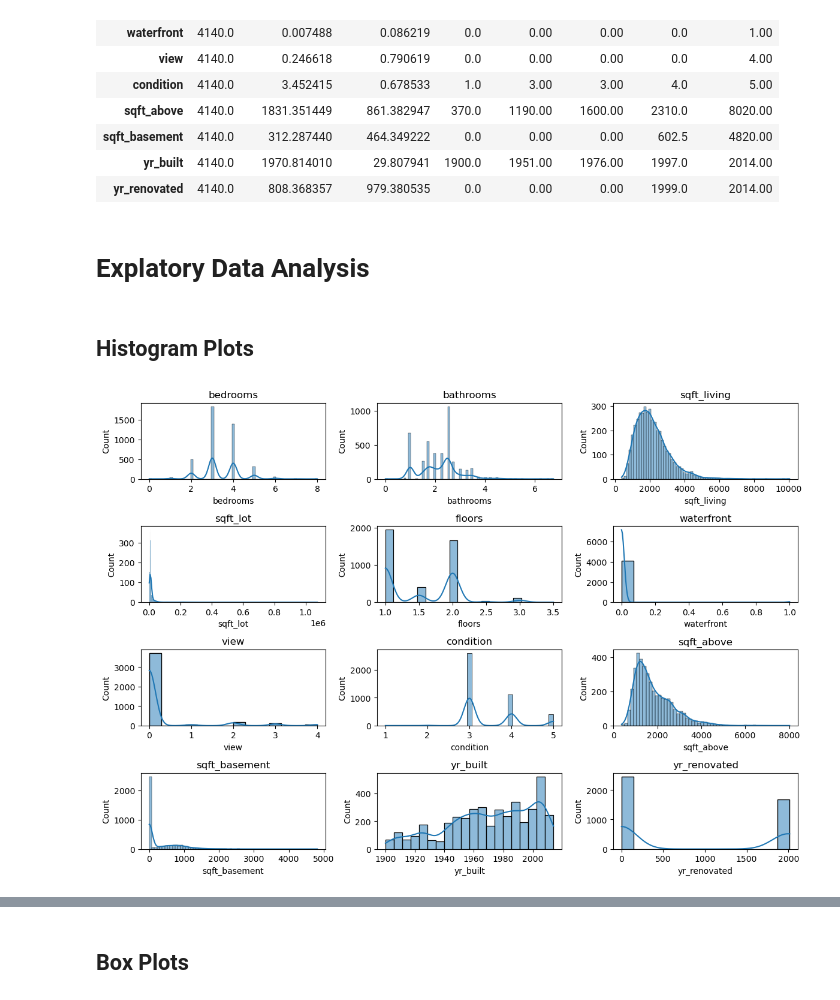
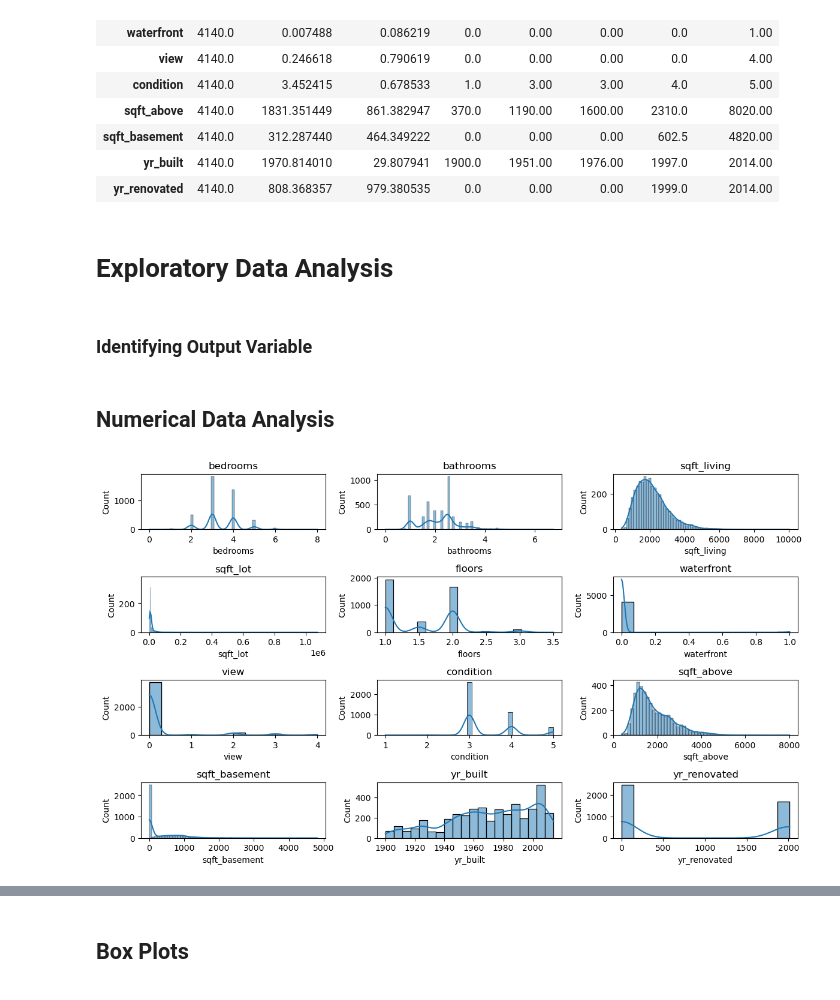
Before and after one commit to CL-Frank/MLG382_CYOProject, a Jupyter notebook: notebooks/modeling.ipynb, the cells around one changed output, grey strips where cells are left out. Drawn from its saved outputs; the diff is of its cells as text; code cells hidden in the pictures.

```diff
--- a/notebooks/modeling.ipynb
+++ b/notebooks/modeling.ipynb
@@ -61,24 +58,24 @@ display(df.describe().T)
 | sqft_basement | 4140.0 | 312.287440 | 464.349222 | 0.0 | 0.00 | 0.00 | 602.5 | 4820.00 |
 | yr_built | 4140.0 | 1970.814010 | 29.807941 | 1900.0 | 1951.00 | 1976.00 | 1997.0 | 2014.00 |
 | yr_renovated | 4140.0 | 808.368357 | 979.380535 | 0.0 | 0.00 | 0.00 | 1999.0 | 2014.00 |
-# %%
-# Ensure it's datetime
-df['date'] = pd.to_datetime(df['date'])
-
-# Extract only the year
-df['date'] = df['date'].dt.year
 # %% [markdown]
-# Explatory Data Analysis
+# Exploratory Data Analysis
-# %% [markdown]
-## Histogram Plots
+# %% [markdown]
+### Identifying Output Variable
+# %%
+out_var = 'price'
+features = df.columns.drop(out_var).tolist()
+# %% [markdown]
+## Numerical Data Analysis
 # %%
+numerical_cols = df[features].select_dtypes(include=['int64', 'float64'])
 plt.figure(figsize=(12, 10))
-for i, col in enumerate(features):
-    plt.subplot(5, 3, i+1)
+for i, col in enumerate(numerical_cols):
+    plt.subplot(6, 3, i+1)
     sns.histplot(df[col], kde=True)
     plt.title(col)
 plt.tight_layout()
 plt.show()
 # %% [output]
-[figure, old version]
+[figure, new version]
 # %%
```
Also changed, not shown: parts of 16 cells of this notebook.
